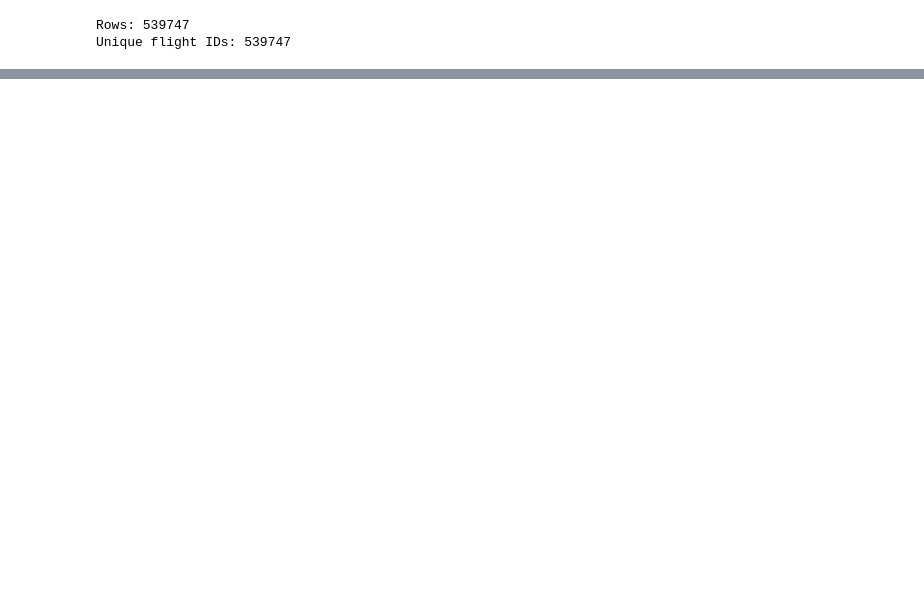
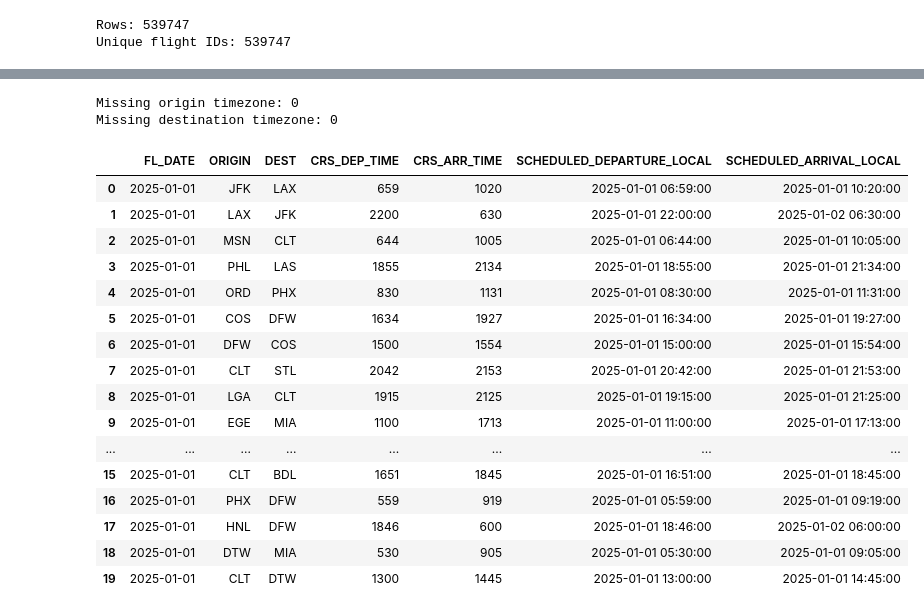
Before and after one commit to AmitParmar3/USA-Flight-Data-Visualiser, a Jupyter notebook: Notebooks/01_data_exploration.ipynb, the cells around one changed output, grey strips where cells are left out. Cells and saved outputs as stored; diff of their text form; code cells hidden in the pictures; blank space fills up the shorter version.

```diff
--- a/Notebooks/01_data_exploration.ipynb
+++ b/Notebooks/01_data_exploration.ipynb
@@ -672,0 +844,67 @@ carrier_metrics.sort_values(
+# %%
+import importlib
+import src.transformations
+
+importlib.reload(src.transformations)
+
+from src.transformations import add_airport_timezones
+
+flight_data_tz = add_airport_timezones(clean_df)
+
+flight_data_tz[
+    ["ORIGIN", "ORIGIN_TIMEZONE", "DEST", "DEST_TIMEZONE"]
+].head(20)
+
+print(
+    "Missing origin timezone:",
+    flight_data_tz["ORIGIN_TIMEZONE"].isna().sum()
+)
+
+print(
+    "Missing destination timezone:",
+    flight_data_tz["DEST_TIMEZONE"].isna().sum()
+)
+# %% [output]
+Missing origin timezone: 0
+Missing destination timezone: 0
+# %%
+import importlib
+import src.transformations
+
+importlib.reload(src.transformations)
+
+from src.transformations import create_flight_timestamps
+
+flight_data_timestamps = create_flight_timestamps(
+    flight_data_tz
+)
+
+flight_data_timestamps[
+    [
+        "FL_DATE",
+        "ORIGIN",
+        "DEST",
+        "CRS_DEP_TIME",
+        "CRS_ARR_TIME",
+        "SCHEDULED_DEPARTURE_LOCAL",
+        "SCHEDULED_ARRIVAL_LOCAL"
+    ]
+].head(20)
+# %% [output]
+|  | FL_DATE | ORIGIN | DEST | CRS_DEP_TIME | CRS_ARR_TIME | SCHEDULED_DEPARTURE_LOCAL | SCHEDULED_ARRIVAL_LOCAL |
+| 0 | 2025-01-01 | JFK | LAX | 659 | 1020 | 2025-01-01 06:59:00 | 2025-01-01 10:20:00 |
+| 1 | 2025-01-01 | LAX | JFK | 2200 | 630 | 2025-01-01 22:00:00 | 2025-01-02 06:30:00 |
+| 2 | 2025-01-01 | MSN | CLT | 644 | 1005 | 2025-01-01 06:44:00 | 2025-01-01 10:05:00 |
+| 3 | 2025-01-01 | PHL | LAS | 1855 | 2134 | 2025-01-01 18:55:00 | 2025-01-01 21:34:00 |
+| 4 | 2025-01-01 | ORD | PHX | 830 | 1131 | 2025-01-01 08:30:00 | 2025-01-01 11:31:00 |
+| 5 | 2025-01-01 | COS | DFW | 1634 | 1927 | 2025-01-01 16:34:00 | 2025-01-01 19:27:00 |
+| 6 | 2025-01-01 | DFW | COS | 1500 | 1554 | 2025-01-01 15:00:00 | 2025-01-01 15:54:00 |
+| 7 | 2025-01-01 | CLT | STL | 2042 | 2153 | 2025-01-01 20:42:00 | 2025-01-01 21:53:00 |
+| 8 | 2025-01-01 | LGA | CLT | 1915 | 2125 | 2025-01-01 19:15:00 | 2025-01-01 21:25:00 |
+| 9 | 2025-01-01 | EGE | MIA | 1100 | 1713 | 2025-01-01 11:00:00 | 2025-01-01 17:13:00 |
+| ... | ... | ... | ... | ... | ... | ... | ... |
+| 15 | 2025-01-01 | CLT | BDL | 1651 | 1845 | 2025-01-01 16:51:00 | 2025-01-01 18:45:00 |
+| 16 | 2025-01-01 | PHX | DFW | 559 | 919 | 2025-01-01 05:59:00 | 2025-01-01 09:19:00 |
+| 17 | 2025-01-01 | HNL | DFW | 1846 | 600 | 2025-01-01 18:46:00 | 2025-01-02 06:00:00 |
+| 18 | 2025-01-01 | DTW | MIA | 530 | 905 | 2025-01-01 05:30:00 | 2025-01-01 09:05:00 |
+| 19 | 2025-01-01 | CLT | DTW | 1300 | 1445 | 2025-01-01 13:00:00 | 2025-01-01 14:45:00 |
```
Also changed, not shown: parts of 29 cells of this notebook, 2 other files.
